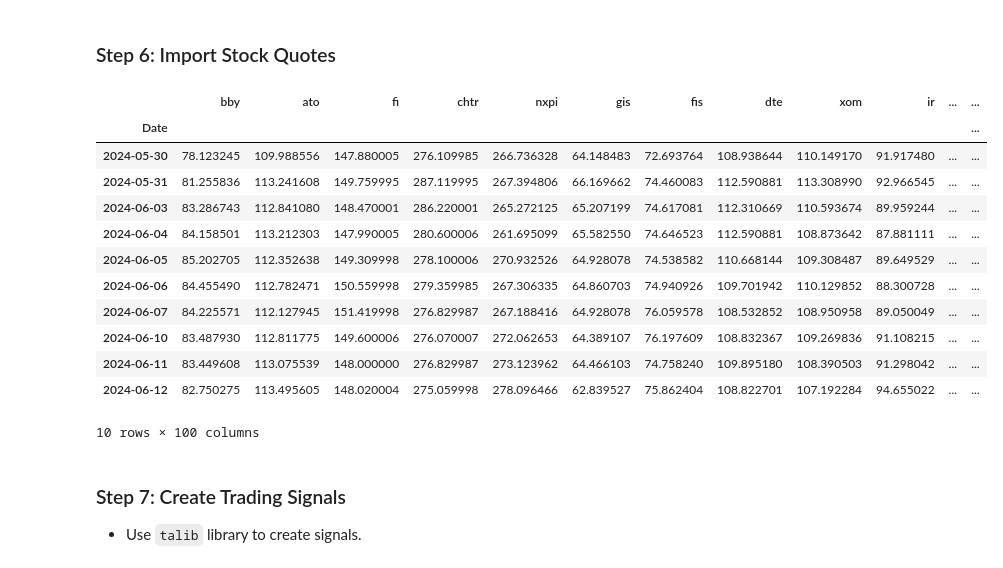
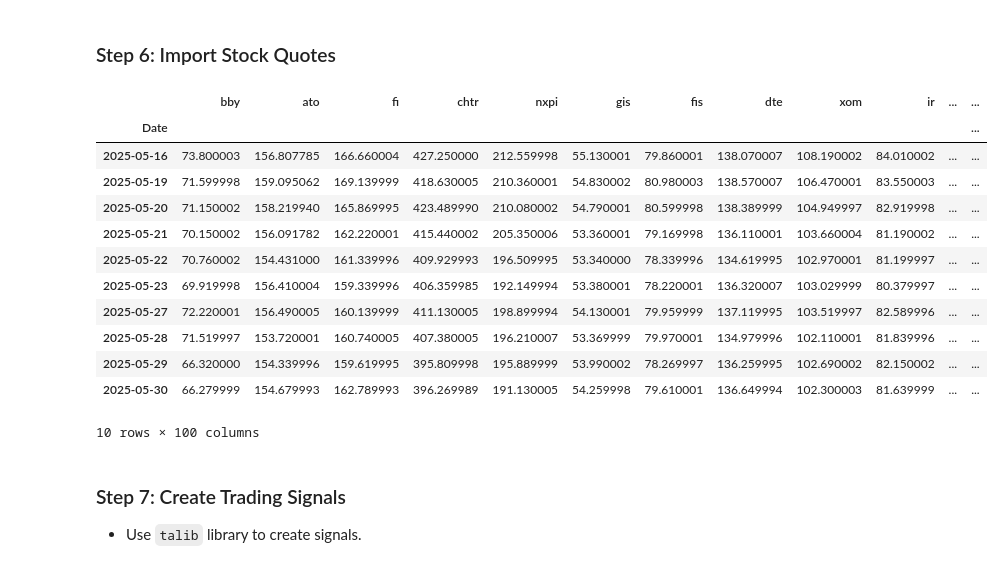
Before and after one commit to renan-peres/mfin-algo-trading-team, a Jupyter notebook: 02_short_term_portfolio.ipynb, the cells around one changed output. Saved outputs shown, nothing was run; the diff lists cells and outputs as text; code cells hidden in the pictures.

```diff
--- a/02_short_term_portfolio.ipynb
+++ b/02_short_term_portfolio.ipynb
@@ -344,21 +344,21 @@ Number of unique sectors: 11
 # %%
 from py.utils import suppress_output
 
 quotes = suppress_output(bt.get, screened_tickers, start=start_date, end=end_date)
-display(quotes.head(10))
+display(quotes.tail(10))
 # %% [output]
 |  | bby | ato | fi | chtr | nxpi | gis | fis | dte | xom | ir | ... | ... |
 | Date |  |  |  |  |  |  |  |  |  |  |  | ... |
-| 2024-05-30 | 78.123245 | 109.988556 | 147.880005 | 276.109985 | 266.736328 | 64.148483 | 72.693764 | 108.938644 | 110.149170 | 91.917480 | ... | ... |
-| 2024-05-31 | 81.255836 | 113.241608 | 149.759995 | 287.119995 | 267.394806 | 66.169662 | 74.460083 | 112.590881 | 113.308990 | 92.966545 | ... | ... |
-| 2024-06-03 | 83.286743 | 112.841080 | 148.470001 | 286.220001 | 265.272125 | 65.207199 | 74.617081 | 112.310669 | 110.593674 | 89.959244 | ... | ... |
-| 2024-06-04 | 84.158501 | 113.212303 | 147.990005 | 280.600006 | 261.695099 | 65.582550 | 74.646523 | 112.590881 | 108.873642 | 87.881111 | ... | ... |
-| 2024-06-05 | 85.202705 | 112.352638 | 149.309998 | 278.100006 | 270.932526 | 64.928078 | 74.538582 | 110.668144 | 109.308487 | 89.649529 | ... | ... |
-| 2024-06-06 | 84.455490 | 112.782471 | 150.559998 | 279.359985 | 267.306335 | 64.860703 | 74.940926 | 109.701942 | 110.129852 | 88.300728 | ... | ... |
-| 2024-06-07 | 84.225571 | 112.127945 | 151.419998 | 276.829987 | 267.188416 | 64.928078 | 76.059578 | 108.532852 | 108.950958 | 89.050049 | ... | ... |
-| 2024-06-10 | 83.487930 | 112.811775 | 149.600006 | 276.070007 | 272.062653 | 64.389107 | 76.197609 | 108.832367 | 109.269836 | 91.108215 | ... | ... |
-| 2024-06-11 | 83.449608 | 113.075539 | 148.000000 | 276.829987 | 273.123962 | 64.466103 | 74.758240 | 109.895180 | 108.390503 | 91.298042 | ... | ... |
-| 2024-06-12 | 82.750275 | 113.495605 | 148.020004 | 275.059998 | 278.096466 | 62.839527 | 75.862404 | 108.822701 | 107.192284 | 94.655022 | ... | ... |
+| 2025-05-16 | 73.800003 | 156.807785 | 166.660004 | 427.250000 | 212.559998 | 55.130001 | 79.860001 | 138.070007 | 108.190002 | 84.010002 | ... | ... |
+| 2025-05-19 | 71.599998 | 159.095062 | 169.139999 | 418.630005 | 210.360001 | 54.830002 | 80.980003 | 138.570007 | 106.470001 | 83.550003 | ... | ... |
+| 2025-05-20 | 71.150002 | 158.219940 | 165.869995 | 423.489990 | 210.080002 | 54.790001 | 80.599998 | 138.389999 | 104.949997 | 82.919998 | ... | ... |
+| 2025-05-21 | 70.150002 | 156.091782 | 162.220001 | 415.440002 | 205.350006 | 53.360001 | 79.169998 | 136.110001 | 103.660004 | 81.190002 | ... | ... |
+| 2025-05-22 | 70.760002 | 154.431000 | 161.339996 | 409.929993 | 196.509995 | 53.340000 | 78.339996 | 134.619995 | 102.970001 | 81.199997 | ... | ... |
+| 2025-05-23 | 69.919998 | 156.410004 | 159.339996 | 406.359985 | 192.149994 | 53.380001 | 78.220001 | 136.320007 | 103.029999 | 80.379997 | ... | ... |
+| 2025-05-27 | 72.220001 | 156.490005 | 160.139999 | 411.130005 | 198.899994 | 54.130001 | 79.959999 | 137.119995 | 103.519997 | 82.589996 | ... | ... |
+| 2025-05-28 | 71.519997 | 153.720001 | 160.740005 | 407.380005 | 196.210007 | 53.369999 | 79.970001 | 134.979996 | 102.110001 | 81.839996 | ... | ... |
+| 2025-05-29 | 66.320000 | 154.339996 | 159.619995 | 395.809998 | 195.889999 | 53.990002 | 78.269997 | 136.259995 | 102.690002 | 82.150002 | ... | ... |
+| 2025-05-30 | 66.279999 | 154.679993 | 162.789993 | 396.269989 | 191.130005 | 54.259998 | 79.610001 | 136.649994 | 102.300003 | 81.639999 | ... | ... |
 10 rows × 100 columns
 # %% [markdown]
 ### Step 7: Create Trading Signals
```
Also changed, not shown: parts of 5 cells of this notebook, 1 other file.
